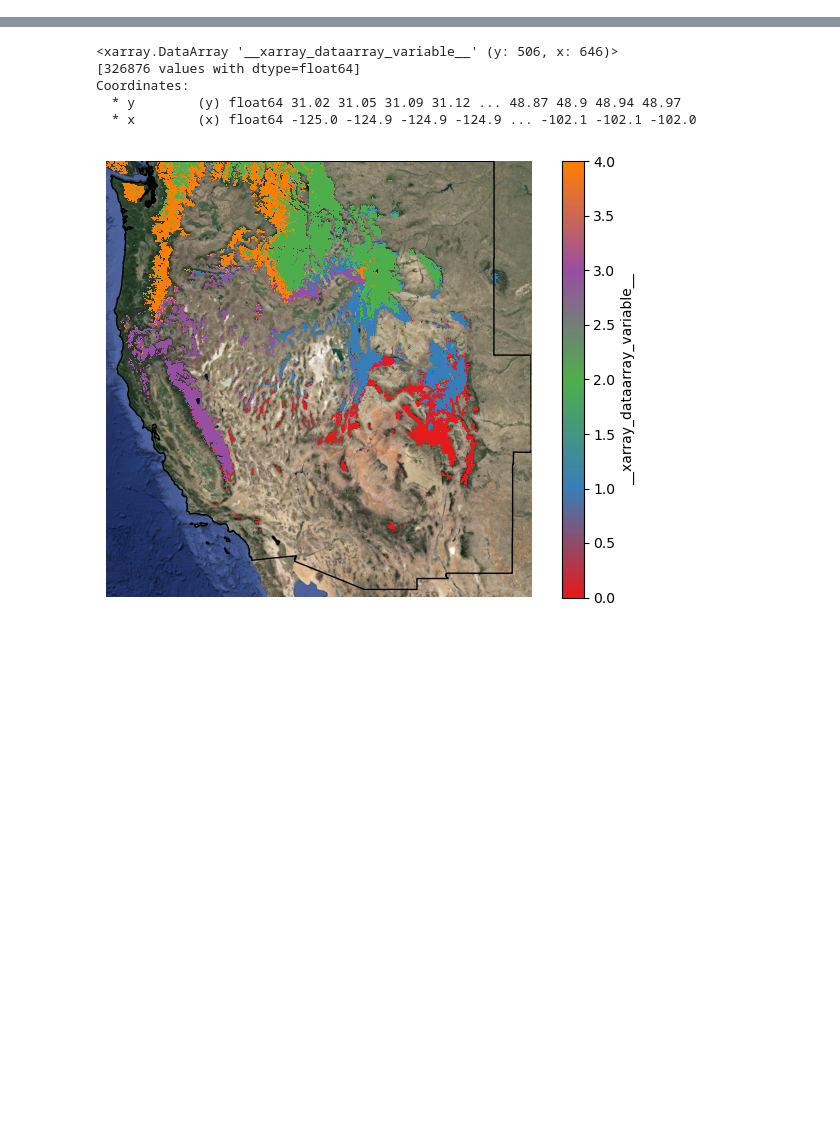
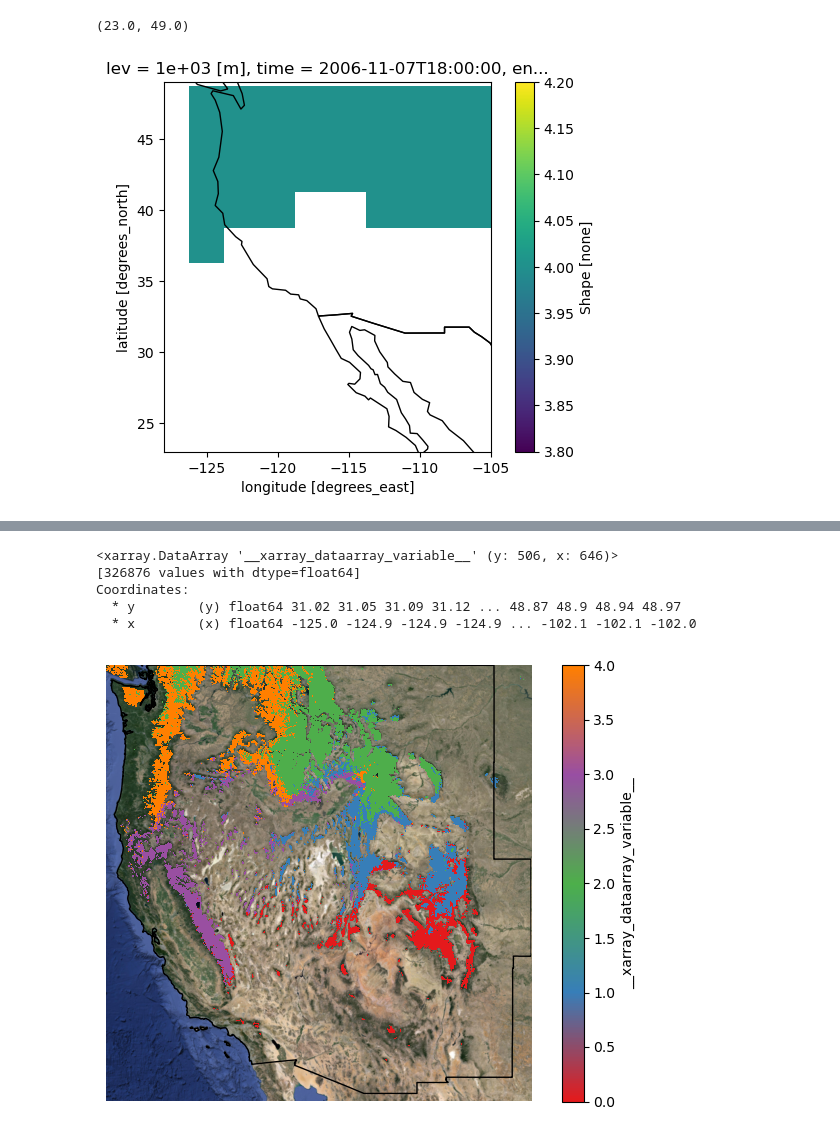
Before and after one commit to bessoh2/correlated-domains, a Jupyter notebook: notebooks/AR_analysis.ipynb, the cells around one changed output, grey strips where cells are left out. Saved outputs shown, nothing was run; the diff lists cells and outputs as text; code cells hidden in the pictures; blank space fills up the shorter version.

```diff
--- a/notebooks/AR_analysis.ipynb
+++ b/notebooks/AR_analysis.ipynb
@@ -41,0 +112,3 @@ ars = xr.open_dataset('../data/dataverse_files/NCEP-NCAR/globalARcatalog_NCEP-NC
+# %%
+ars_lflat.coords['lon'] = (ars_lflat.coords['lon'] + 180) % 360 - 180
+ars_lflat = ars_lflat.sortby(ars_lflat.lon).rio.set_spatial_dims('lon','lat',inplace=True)
@@ -41,0 +117,8 @@ ars = xr.open_dataset('../data/dataverse_files/NCEP-NCAR/globalARcatalog_NCEP-NC
+# %%
+## years
+ars_lflat = ars_lflat.sel(time=slice("1989-10-01", "2021-09-30"))
+## months
+def is_cold(month):
+    return (month >= 1) & (month <= 4) | (month >= 11)
+
+ars_lflat = ars_lflat.sel(time=is_cold(ars_lflat['time.month']))
@@ -41,0 +147,11 @@ ars = xr.open_dataset('../data/dataverse_files/NCEP-NCAR/globalARcatalog_NCEP-NC
+# %%
+from shapely.geometry import Polygon, mapping
+
+### wus bounds ###
+xmin = -127
+xmax = -105
+ymin = 22.5
+ymax = 49
+lon_lat_list = [[xmin, ymin], [xmin, ymax], [xmax, ymax], [xmax, ymin], [xmin, ymin]]
+wus_bounds_geom = Polygon(lon_lat_list)
+wus_bounds_gdf = gpd.GeoDataFrame(index=[0], crs='epsg:4326', geometry=[wus_bounds_geom])
@@ -41,0 +198,12 @@ ars = xr.open_dataset('../data/dataverse_files/NCEP-NCAR/globalARcatalog_NCEP-NC
+# %%
+ars_lflat_clp = ars_lflat.rio.set_spatial_dims('lon','lat',inplace=True).rio.clip(wus_bounds_gdf.geometry)
+# %%
+fig, ax = plt.subplots()
+ars_lflat_clp.sel(time=slice("2006-11-06", "2006-11-07"))['shapemap'][0,7,0,:,:].rio.set_crs('epsg:4326').plot(ax=ax)
+#clusters.where(clusters==4).plot(ax=ax)
+world.plot(ax=ax,facecolor='none', edgecolor='k')
+ax.set_xlim(-128,-105)
+ax.set_ylim(23,49)
+# %% [output]
+(23.0, 49.0)
+[figure, added]
```
Also changed, not shown: parts of 31 cells of this notebook, 2 other files.
